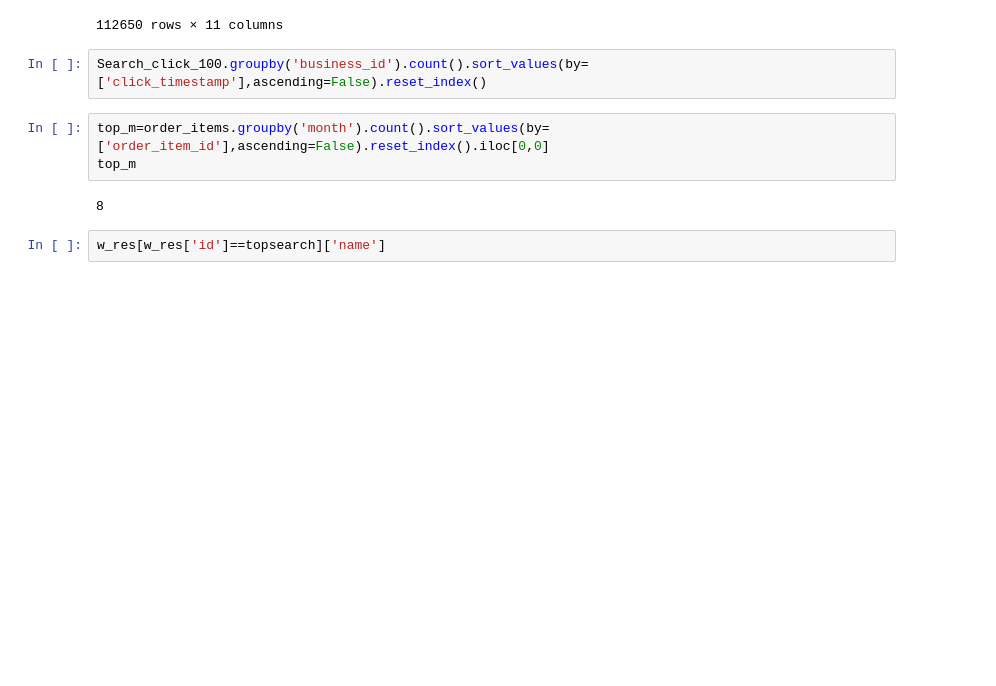
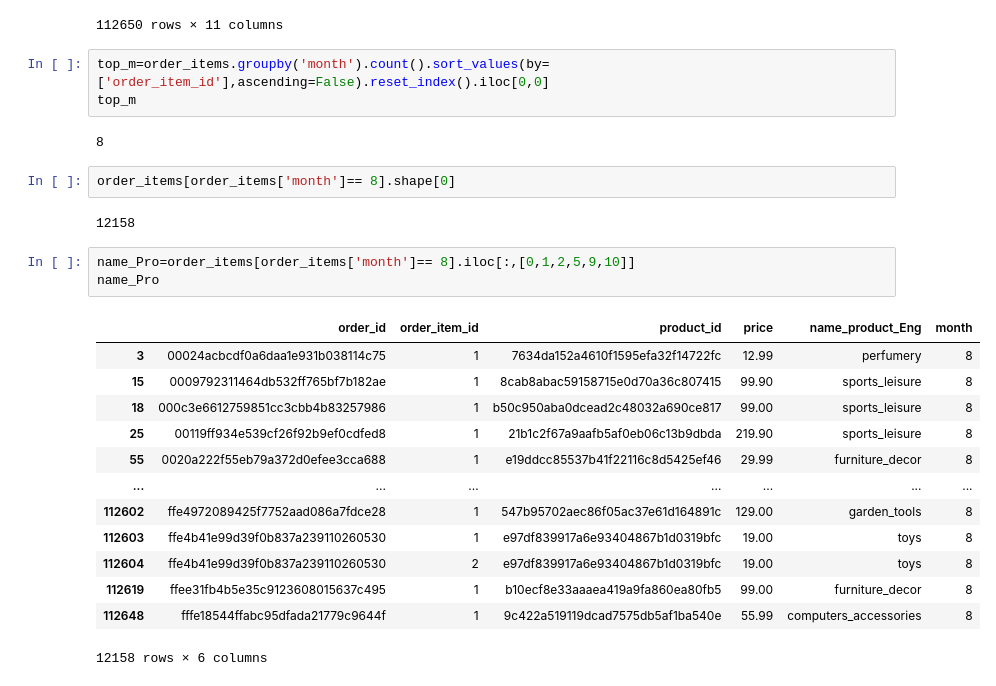
Before and after one commit to nicha0524/DPDM2021, a Jupyter notebook: Untitled6.ipynb, the cells around one changed output. Drawn from its saved outputs; the diff is of its cells as text; blank space fills up the shorter version.

```diff
--- a/Untitled6.ipynb
+++ b/Untitled6.ipynb
@@ -601,12 +599,29 @@ order_items
 | 112648 | fffe18544ffabc95dfada21779c9644f | 1 | 9c422a519119dcad7575db5af1ba540e | 2b3e4a2a3ea8e01938cabda2a3e5cc79 | 2017-08-21 00:04:32 | 55.99 | 8.72 | 2017-08-14 23:02:59 | ... |
 | 112649 | fffe41c64501cc87c801fd61db3f6244 | 1 | 350688d9dc1e75ff97be326363655e01 | f7ccf836d21b2fb1de37564105216cc1 | 2018-06-12 17:10:13 | 43.00 | 12.79 | 2018-06-09 17:00:18 | ... |
 112650 rows × 11 columns
-# %%
-Search_click_100.groupby('business_id').count().sort_values(by=['click_timestamp'],ascending=False).reset_index()
 # %%
 top_m=order_items.groupby('month').count().sort_values(by=['order_item_id'],ascending=False).reset_index().iloc[0,0]
 top_m
 # %% [output]
 8
-# %%
-w_res[w_res['id']==topsearch]['name']
+# %%
+order_items[order_items['month']== 8].shape[0]
+# %% [output]
+12158
+# %%
+name_Pro=order_items[order_items['month']== 8].iloc[:,[0,1,2,5,9,10]]
+name_Pro
+# %% [output]
+|  | order_id | order_item_id | product_id | price | name_product_Eng | month |
+| 3 | 00024acbcdf0a6daa1e931b038114c75 | 1 | 7634da152a4610f1595efa32f14722fc | 12.99 | perfumery | 8 |
+| 15 | 0009792311464db532ff765bf7b182ae | 1 | 8cab8abac59158715e0d70a36c807415 | 99.90 | sports_leisure | 8 |
+| 18 | 000c3e6612759851cc3cbb4b83257986 | 1 | b50c950aba0dcead2c48032a690ce817 | 99.00 | sports_leisure | 8 |
+| 25 | 00119ff934e539cf26f92b9ef0cdfed8 | 1 | 21b1c2f67a9aafb5af0eb06c13b9dbda | 219.90 | sports_leisure | 8 |
+| 55 | 0020a222f55eb79a372d0efee3cca688 | 1 | e19ddcc85537b41f22116c8d5425ef46 | 29.99 | furniture_decor | 8 |
+| ... | ... | ... | ... | ... | ... | ... |
+| 112602 | ffe4972089425f7752aad086a7fdce28 | 1 | 547b95702aec86f05ac37e61d164891c | 129.00 | garden_tools | 8 |
+| 112603 | ffe4b41e99d39f0b837a239110260530 | 1 | e97df839917a6e93404867b1d0319bfc | 19.00 | toys | 8 |
+| 112604 | ffe4b41e99d39f0b837a239110260530 | 2 | e97df839917a6e93404867b1d0319bfc | 19.00 | toys | 8 |
+| 112619 | ffee31fb4b5e35c9123608015637c495 | 1 | b10ecf8e33aaaea419a9fa860ea80fb5 | 99.00 | furniture_decor | 8 |
+| 112648 | fffe18544ffabc95dfada21779c9644f | 1 | 9c422a519119dcad7575db5af1ba540e | 55.99 | computers_accessories | 8 |
+12158 rows × 6 columns
```
Also changed, not shown: parts of 2 cells of this notebook.
